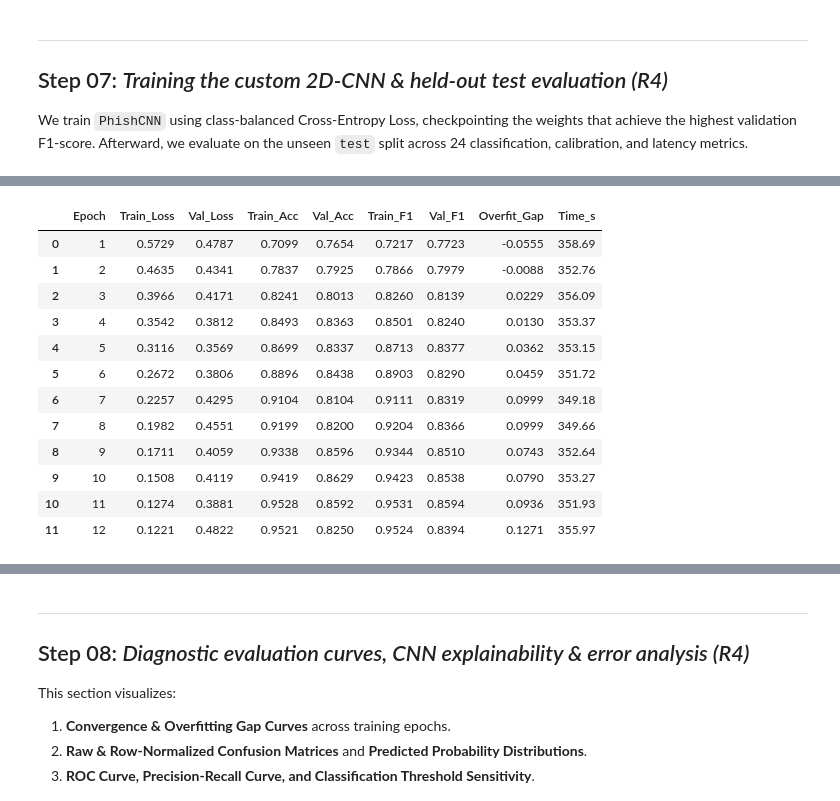
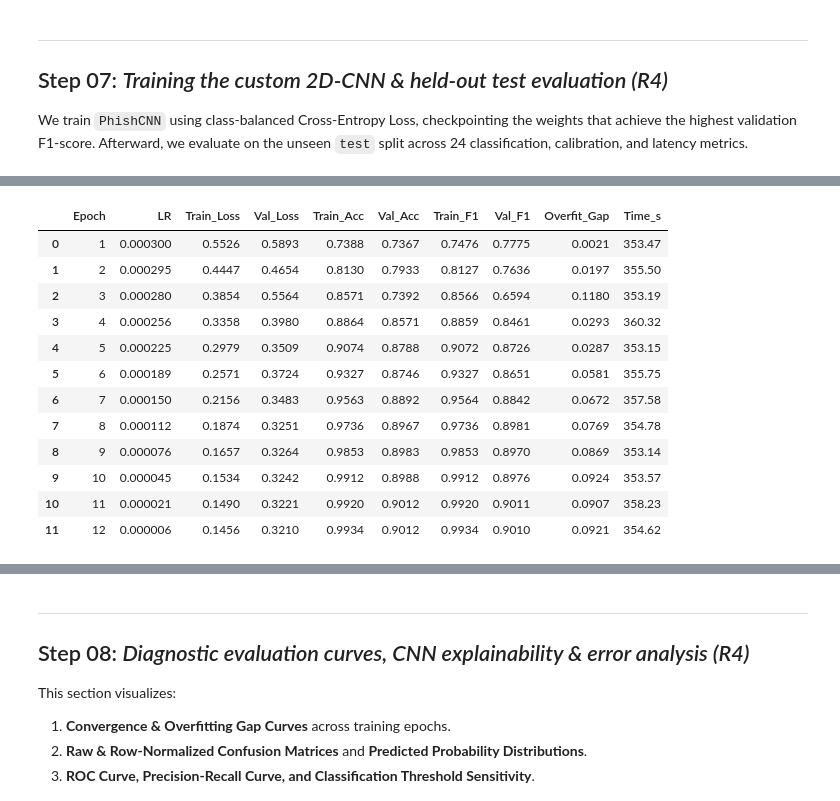
Before and after one commit to Sakib-Dalal/DMML-F21DL-CourseWork01-PG-Group15, a Jupyter notebook: Notebook/Phishing_Image_CNN_Pipeline.ipynb, the cells around one changed output, grey strips where cells are left out. Cells and saved outputs as stored; diff of their text form; code cells hidden in the pictures.

```diff
--- a/Notebook/Phishing_Image_CNN_Pipeline.ipynb
+++ b/Notebook/Phishing_Image_CNN_Pipeline.ipynb
@@ -842,13 +842,16 @@ from PIL import Image
 Image.MAX_IMAGE_PIXELS = None
 warnings.filterwarnings("ignore", category=Image.DecompressionBombWarning)
 # %%
-# Training loop for Custom PhishCNN
+# Training loop for Custom PhishCNN (upgraded with label smoothing + LR scheduler)
 def make_optimizer(net, p):
     opt = p['optimizer'].lower()
     lr, wd = float(p['lr']), float(p['weight_decay'])
-    if opt == 'sgd': return optim.SGD(net.parameters(), lr=lr, momentum=float(p['momentum']), weight_decay=wd)
-    if opt == 'rmsprop': return optim.RMSprop(net.parameters(), lr=lr, momentum=float(p['momentum']), weight_decay=wd)
-    if opt == 'adamw': return optim.AdamW(net.parameters(), lr=lr, weight_decay=wd)
+    if opt == 'sgd':
+        return optim.SGD(net.parameters(), lr=lr, momentum=float(p['momentum']), weight_decay=wd)
+    if opt == 'rmsprop':
+        return optim.RMSprop(net.parameters(), lr=lr, momentum=float(p['momentum']), weight_decay=wd)
+    if opt == 'adamw':
+        return optim.AdamW(net.parameters(), lr=lr, weight_decay=wd)
     return optim.Adam(net.parameters(), lr=lr, weight_decay=wd)
 
 def eval_loader(net, loader, loss_fn):
@@ -874,16 +877,29 @@ def eval_loader(net, loader, loss_fn):
     return avg_l, acc, f1_v, np.array(y_list), np.array(preds_list), np.array(probs_list), infer_sec
 
 cls_counts_tr = np.bincount(train_df['label'].values)
-cls_weights = torch.tensor(len(train_df) / (2.0 * np.maximum(cls_counts_tr, 1)), dtype=torch.float32).to(device)
-loss_fn = nn.CrossEntropyLoss(weight=cls_weights)
+cls_weights = torch.tensor(
+    len(train_df) / (2.0 * np.maximum(cls_counts_tr, 1)),
+    dtype=torch.float32
+).to(device)
+
+# Label smoothing reduces overconfident memorization on noisy/ambiguous screenshots
+label_smooth = float(params.get('label_smoothing', 0.05))
+loss_fn = nn.CrossEntropyLoss(weight=cls_weights, label_smoothing=label_smooth)
+
 optimizer = make_optimizer(cnn_net, params)
+scheduler = optim.lr_scheduler.CosineAnnealingLR(
+    optimizer,
+    T_max=max(int(params['epochs']), 1),
+    eta_min=1e-6
+)
 
 epoch_rows = []
-best_val_f1, best_weights = -1.0, None
+best_val_f1, best_val_acc, best_weights = -1.0, -1.0, None
 t_start = time.time()
 
 for ep in range(1, params['epochs'] + 1):
     t_ep = time.time()
+    cur_lr = optimizer.param_groups[0]['lr']
     cnn_net.train()
     ep_loss, correct, total = 0.0, 0, 0
     tr_preds_all, tr_y_all = [], []
@@ -903,23 +919,37 @@ for ep in range(1, params['epochs'] + 1):
         tr_preds_all.extend(pr.cpu().numpy())
         tr_y_all.extend(y_b.cpu().numpy())
 
+    scheduler.step()
+
     tr_l = ep_loss / max(total, 1)
     tr_a = correct / max(total, 1)
     tr_f1 = f1_score(tr_y_all, tr_preds_all, zero_division=0)
     val_l, val_a, val_f1, _, _, _, _ = eval_loader(cnn_net, val_loader, loss_fn)
     ep_sec = round(time.time() - t_ep, 2)
 
-    if val_f1 > best_val_f1:
+    # Save best weights primarily by ValF1, breaking ties with ValAcc
+    if (val_f1 > best_val_f1) or (val_f1 == best_val_f1 and val_a > best_val_acc):
         best_val_f1 = val_f1
+        best_val_acc = val_a
         best_weights = {k: v.cpu().clone() for k, v in cnn_net.state_dict().items()}
 
     epoch_rows.append({
-        'Epoch': ep, 'Train_Loss': round(tr_l, 4), 'Val_Loss': round(val_l, 4),
-        'Train_Acc': round(tr_a, 4), 'Val_Acc': round(val_a, 4),
-        'Train_F1': round(tr_f1, 4), 'Val_F1': round(val_f1, 4),
-        'Overfit_Gap': round(tr_a - val_a, 4), 'Time_s': ep_sec
+        'Epoch': ep,
+        'LR': round(cur_lr, 7),
+        'Train_Loss': round(tr_l, 4),
+        'Val_Loss': round(val_l, 4),
+        'Train_Acc': round(tr_a, 4),
+        'Val_Acc': round(val_a, 4),
+        'Train_F1': round(tr_f1, 4),
+        'Val_F1': round(val_f1, 4),
+        'Overfit_Gap': round(tr_a - val_a, 4),
+        'Time_s': ep_sec
     })
-    print(f"Epoch {ep:02d}/{params['epochs']:02d} | TrLoss: {tr_l:.4f}, TrAcc: {tr_a*100:.2f}%, TrF1: {tr_f1:.4f} | ValLoss: {val_l:.4f}, ValAcc: {val_a*100:.2f}%, ValF1: {val_f1:.4f} ({ep_sec}s)")
+    print(
+        f"Epoch {ep:02d}/{params['epochs']:02d} (lr={cur_lr:.6f}) | "
+        f"TrLoss: {tr_l:.4f}, TrAcc: {tr_a*100:.2f}%, TrF1: {tr_f1:.4f} | "
+        f"ValLoss: {val_l:.4f}, ValAcc: {val_a*100:.2f}%, ValF1: {val_f1:.4f} ({ep_sec}s)"
+    )
 
 train_time_sec = round(time.time() - t_start, 2)
 if best_weights is not None:
@@ -943,16 +973,16 @@ Epoch 12/12 | TrLoss: 0.1221, TrAcc: 95.21%, TrF1: 0.9524 | ValLoss: 0.4822, Val
-|  | Epoch | Train_Loss | Val_Loss | Train_Acc | Val_Acc | Train_F1 | Val_F1 | Overfit_Gap | Time_s |
-| 0 | 1 | 0.5729 | 0.4787 | 0.7099 | 0.7654 | 0.7217 | 0.7723 | -0.0555 | 358.69 |
-| 1 | 2 | 0.4635 | 0.4341 | 0.7837 | 0.7925 | 0.7866 | 0.7979 | -0.0088 | 352.76 |
-| 2 | 3 | 0.3966 | 0.4171 | 0.8241 | 0.8013 | 0.8260 | 0.8139 | 0.0229 | 356.09 |
-| 3 | 4 | 0.3542 | 0.3812 | 0.8493 | 0.8363 | 0.8501 | 0.8240 | 0.0130 | 353.37 |
-| 4 | 5 | 0.3116 | 0.3569 | 0.8699 | 0.8337 | 0.8713 | 0.8377 | 0.0362 | 353.15 |
-| 5 | 6 | 0.2672 | 0.3806 | 0.8896 | 0.8438 | 0.8903 | 0.8290 | 0.0459 | 351.72 |
-| 6 | 7 | 0.2257 | 0.4295 | 0.9104 | 0.8104 | 0.9111 | 0.8319 | 0.0999 | 349.18 |
-| 7 | 8 | 0.1982 | 0.4551 | 0.9199 | 0.8200 | 0.9204 | 0.8366 | 0.0999 | 349.66 |
-| 8 | 9 | 0.1711 | 0.4059 | 0.9338 | 0.8596 | 0.9344 | 0.8510 | 0.0743 | 352.64 |
-| 9 | 10 | 0.1508 | 0.4119 | 0.9419 | 0.8629 | 0.9423 | 0.8538 | 0.0790 | 353.27 |
-| 10 | 11 | 0.1274 | 0.3881 | 0.9528 | 0.8592 | 0.9531 | 0.8594 | 0.0936 | 351.93 |
-| 11 | 12 | 0.1221 | 0.4822 | 0.9521 | 0.8250 | 0.9524 | 0.8394 | 0.1271 | 355.97 |
+|  | Epoch | LR | Train_Loss | Val_Loss | Train_Acc | Val_Acc | Train_F1 | Val_F1 | Overfit_Gap | Time_s |
+| 0 | 1 | 0.000300 | 0.5526 | 0.5893 | 0.7388 | 0.7367 | 0.7476 | 0.7775 | 0.0021 | 353.47 |
+| 1 | 2 | 0.000295 | 0.4447 | 0.4654 | 0.8130 | 0.7933 | 0.8127 | 0.7636 | 0.0197 | 355.50 |
+| 2 | 3 | 0.000280 | 0.3854 | 0.5564 | 0.8571 | 0.7392 | 0.8566 | 0.6594 | 0.1180 | 353.19 |
+| 3 | 4 | 0.000256 | 0.3358 | 0.3980 | 0.8864 | 0.8571 | 0.8859 | 0.8461 | 0.0293 | 360.32 |
+| 4 | 5 | 0.000225 | 0.2979 | 0.3509 | 0.9074 | 0.8788 | 0.9072 | 0.8726 | 0.0287 | 353.15 |
+| 5 | 6 | 0.000189 | 0.2571 | 0.3724 | 0.9327 | 0.8746 | 0.9327 | 0.8651 | 0.0581 | 355.75 |
+| 6 | 7 | 0.000150 | 0.2156 | 0.3483 | 0.9563 | 0.8892 | 0.9564 | 0.8842 | 0.0672 | 357.58 |
+| 7 | 8 | 0.000112 | 0.1874 | 0.3251 | 0.9736 | 0.8967 | 0.9736 | 0.8981 | 0.0769 | 354.78 |
+| 8 | 9 | 0.000076 | 0.1657 | 0.3264 | 0.9853 | 0.8983 | 0.9853 | 0.8970 | 0.0869 | 353.14 |
+| 9 | 10 | 0.000045 | 0.1534 | 0.3242 | 0.9912 | 0.8988 | 0.9912 | 0.8976 | 0.0924 | 353.57 |
+| 10 | 11 | 0.000021 | 0.1490 | 0.3221 | 0.9920 | 0.9012 | 0.9920 | 0.9011 | 0.0907 | 358.23 |
+| 11 | 12 | 0.000006 | 0.1456 | 0.3210 | 0.9934 | 0.9012 | 0.9934 | 0.9010 | 0.0921 | 354.62 |
 # %%
 # Held-out Test Set Evaluation & Complete Metrics Summary Table
 test_loss, test_acc, test_f1, y_true, y_pred, y_prob, infer_sec = eval_loader(cnn_net, test_loader, loss_fn)
```
Also changed, not shown: parts of 14 cells of this notebook.
